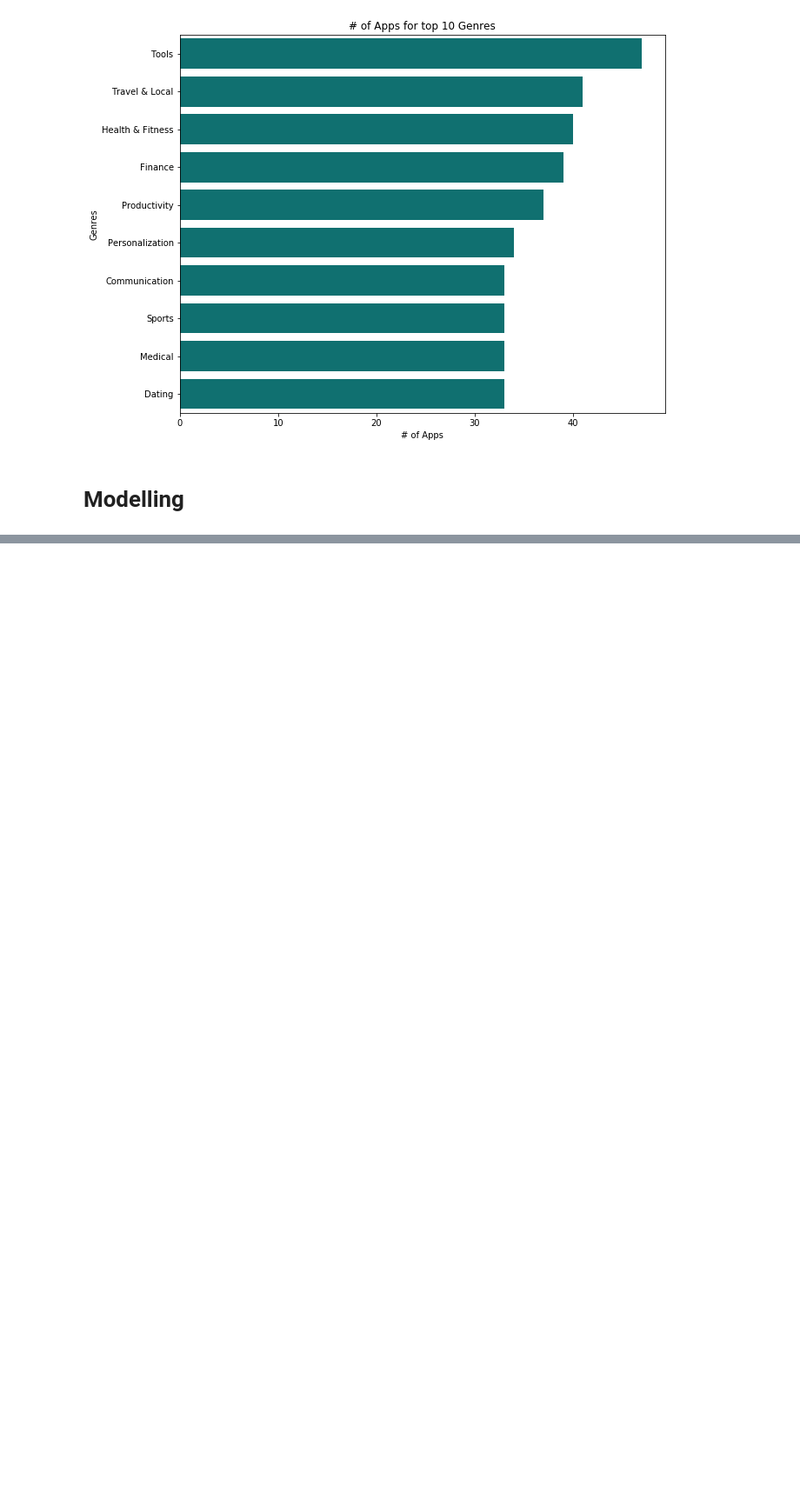
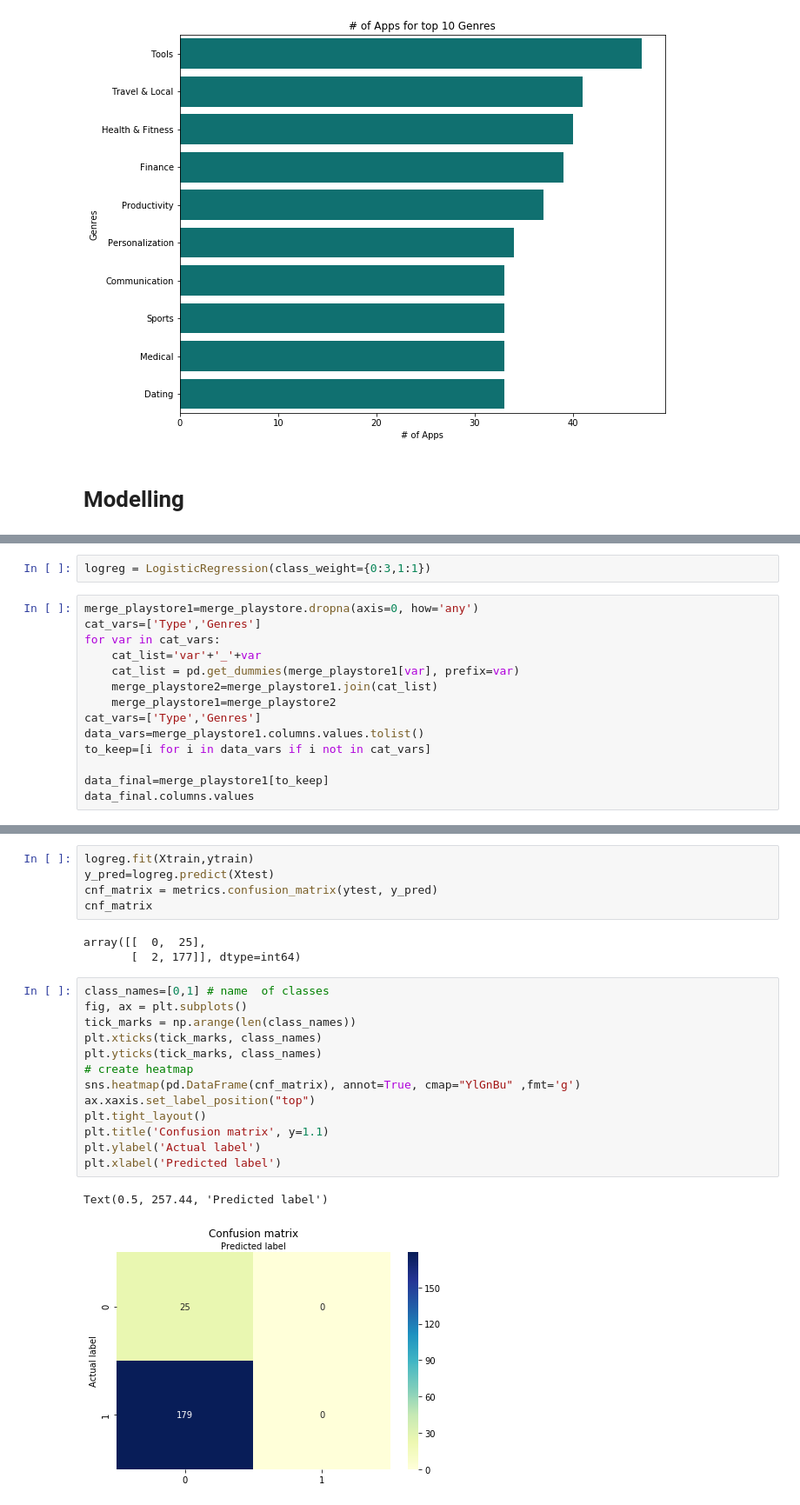
Before and after one commit to sarafkp/Python-for-Data-Science, a Jupyter notebook: Project/pg_final_project_2.0.ipynb, the cells around one changed output, grey strips where cells are left out. Shown at 87% size. Cells and saved outputs as stored; diff of their text form; blank space fills up the shorter version.

```diff
--- a/Project/pg_final_project_2.0.ipynb
+++ b/Project/pg_final_project_2.0.ipynb
@@ -270,0 +376,16 @@ merge_playstore.head()
+# %%
+logreg = LogisticRegression(class_weight={0:3,1:1})
+# %%
+merge_playstore1=merge_playstore.dropna(axis=0, how='any')
+cat_vars=['Type','Genres']
+for var in cat_vars:
+    cat_list='var'+'_'+var
+    cat_list = pd.get_dummies(merge_playstore1[var], prefix=var)
+    merge_playstore2=merge_playstore1.join(cat_list)
+    merge_playstore1=merge_playstore2
+cat_vars=['Type','Genres']
+data_vars=merge_playstore1.columns.values.tolist()
+to_keep=[i for i in data_vars if i not in cat_vars]
+
+data_final=merge_playstore1[to_keep]
+data_final.columns.values
@@ -270,0 +447,24 @@ merge_playstore.head()
+# %%
+logreg.fit(Xtrain,ytrain)
+y_pred=logreg.predict(Xtest)
+cnf_matrix = metrics.confusion_matrix(ytest, y_pred)
+cnf_matrix
+# %% [output]
+array([[  0,  25],
+       [  2, 177]], dtype=int64)
+# %%
+class_names=[0,1] # name  of classes
+fig, ax = plt.subplots()
+tick_marks = np.arange(len(class_names))
+plt.xticks(tick_marks, class_names)
+plt.yticks(tick_marks, class_names)
+# create heatmap
+sns.heatmap(pd.DataFrame(cnf_matrix), annot=True, cmap="YlGnBu" ,fmt='g')
+ax.xaxis.set_label_position("top")
+plt.tight_layout()
+plt.title('Confusion matrix', y=1.1)
+plt.ylabel('Actual label')
+plt.xlabel('Predicted label')
+# %% [output]
+Text(0.5, 257.44, 'Predicted label')
+[figure, added]
```
Also changed, not shown: parts of 41 cells of this notebook.
